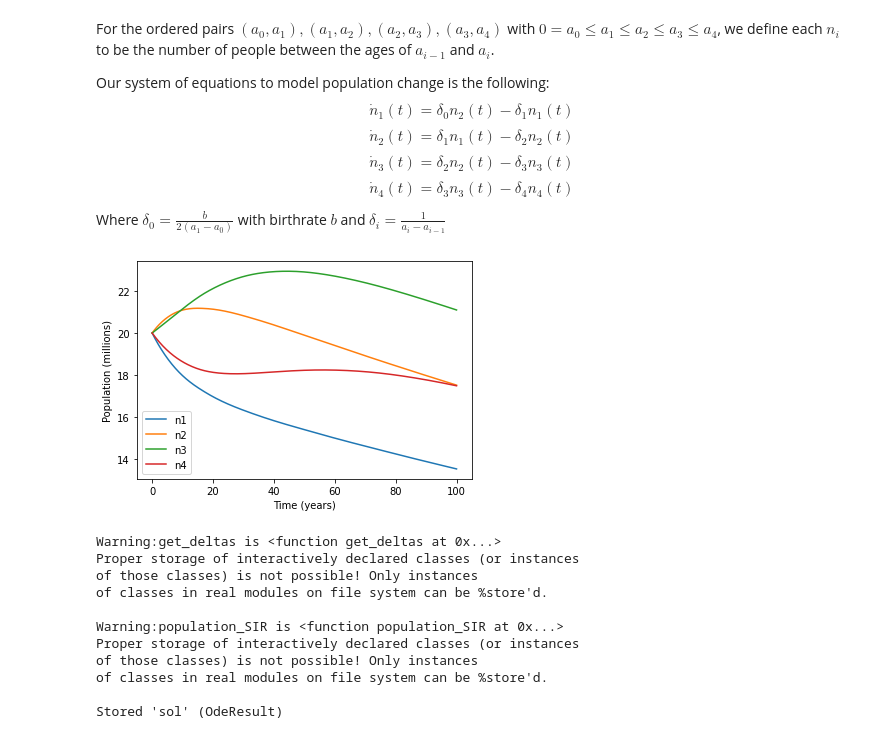
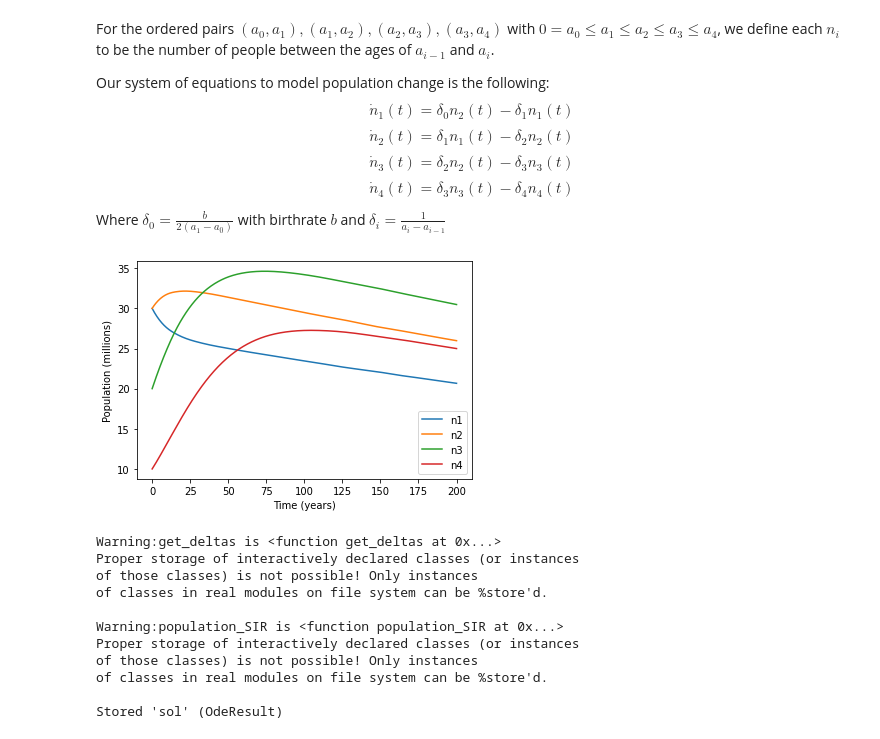
Before and after one commit to addmelo/volume4-project, a Jupyter notebook: Volume4Project.ipynb, the cells around one changed output. Cells and saved outputs as stored; diff of their text form; code cells hidden in the pictures.

```diff
--- a/Volume4Project.ipynb
+++ b/Volume4Project.ipynb
@@ -29,7 +29,7 @@ def get_deltas(age_brackets=[18, 40, 65, 85]):
     M = [0] + age_brackets
 
     # Calculate deltas based on age brackets
-    deltas = [1 / (M[i] - M[i - 1]) for i in range(1, 5)]
+    deltas = [1 / (M[i] - M[i - 1]) for i in range(1, len(M))]
 
     # This is the births delta
     deltas = [.5/(M[2]-M[1])]+deltas
@@ -37,7 +37,7 @@ def get_deltas(age_brackets=[18, 40, 65, 85]):
     # Return the modified delta list
     return deltas
 # %%
-def population_SIR(deltas,birthrate = 2):
+def population_SIR(deltas,fertility_rate = 2):
     """
     Creates a function representing the population dynamics in an SIR (Susceptible-Infectious-Recovered) model.
 
@@ -66,10 +66,10 @@ def population_SIR(deltas,birthrate = 2):
         DN = np.zeros_like(n)
 
         # Calculate the rate of change for each compartment based on the SIR model equations
-        if callable(birthrate):
-            DN[0] = birthrate(t)*d[0] * n[1] - d[1] * n[0]
+        if callable(fertility_rate):
+            DN[0] = fertility_rate(t)*d[0] * n[1] - d[1] * n[0]
         else:
-            DN[0] = birthrate*d[0] * n[1] - d[1] * n[0]
+            DN[0] = fertility_rate*d[0] * n[1] - d[1] * n[0]
         DN[1:] = -d[2:] * n[1:] + d[1:-1] * n[:-1]
 
         return DN
@@ -78,20 +78,20 @@ def population_SIR(deltas,birthrate = 2):
     return ode
 # %%
 deltas = get_deltas()
-ode = population_SIR(deltas,1.8)
+ode = population_SIR(deltas,1.9)
 
-ts = np.linspace(0,100,512)
-x0 = np.array([20,20,20,20])
+ts = np.linspace(0,200,512)
+x0 = np.array([30,30,20,10])
 
-sol =solve_ivp(ode,(0,100),x0,t_eval=ts)
+sol =solve_ivp(ode,(0,200),x0,t_eval=ts)
 
 plt.plot(sol.t,sol.y.T,label = ["n1","n2","n3","n4"])
 plt.legend()
 plt.xlabel("Time (years)")
 plt.ylabel("Population (millions)")
 plt.show()
 # %% [output]
-[figure, old version]
+[figure, new version]
 # %%
 %store get_deltas
 %store population_SIR
```
Also changed, not shown: parts of 6 cells of this notebook.
